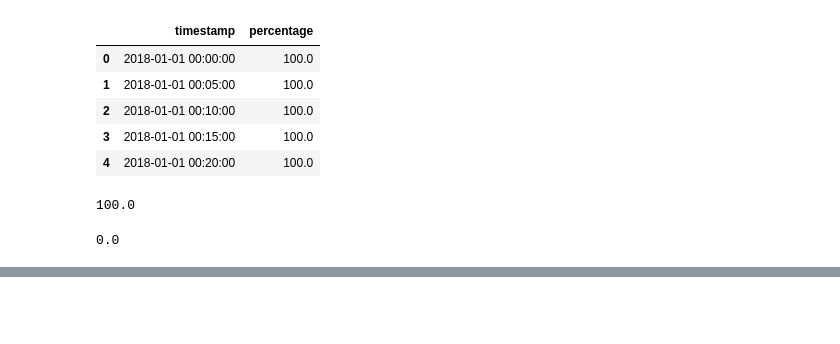
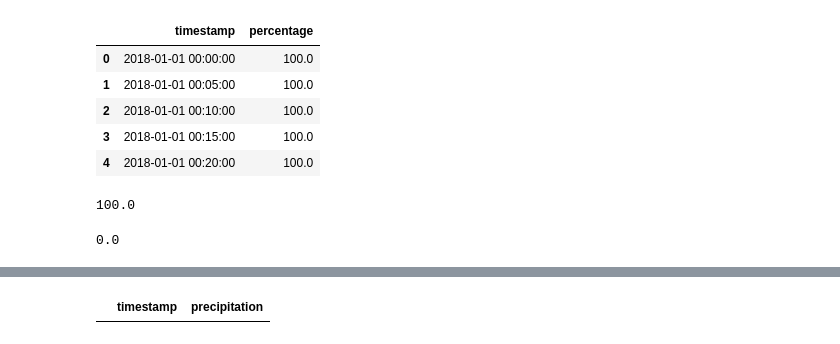
Before and after one commit to TeaDrinkingProgrammer/brabant-water-capstone, a Jupyter notebook: data-cleaning.ipynb, the cells around one changed output, grey strips where cells are left out. Drawn from its saved outputs; the diff is of its cells as text; code cells hidden in the pictures; blank space fills up the shorter version.

```diff
--- a/data-cleaning.ipynb
+++ b/data-cleaning.ipynb
@@ -97,3 +97,8 @@ df_weather.head()
+# %%
+duplicated = df_weather[df_weather.duplicated(['timestamp'], keep=False)]
+duplicated
+# %% [output]
+|  | timestamp | precipitation |
 # %%
 merged_df = pd.merge(df_weather, df, on='timestamp', how='left')
 # Fill 0 when a value is under 0 0 from the 'Column_Name' column
```
Also changed, not shown: parts of 5 cells of this notebook, 5 other files.
